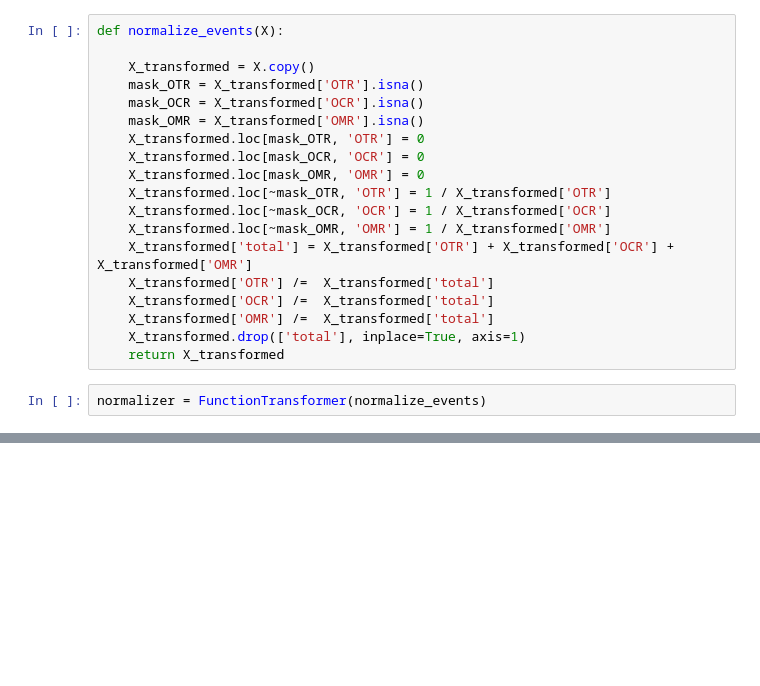
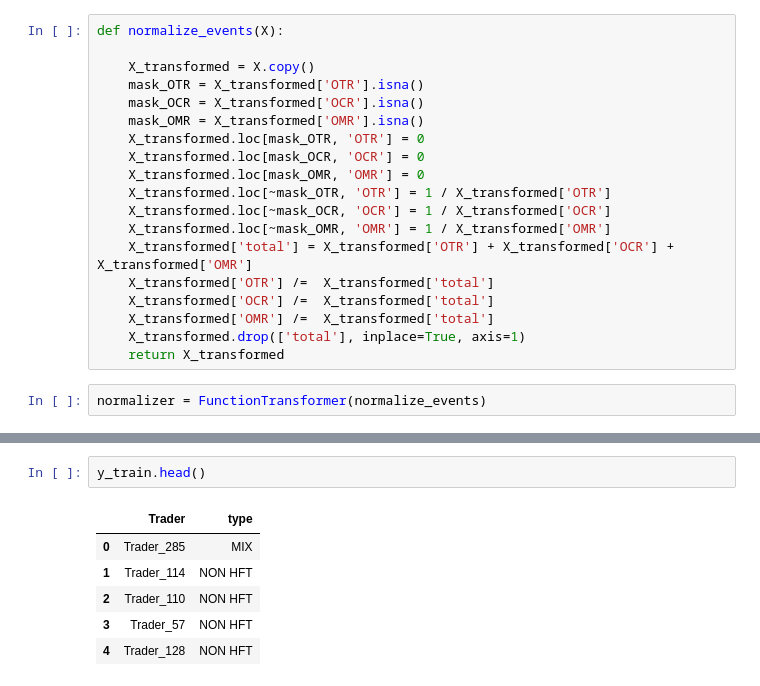
Before and after one commit to hehlinge42/AMF_High_Frequency_Traders_challenge, a Jupyter notebook: EDA.ipynb, the cells around one changed output, grey strips where cells are left out. Drawn from its saved outputs; the diff is of its cells as text; blank space fills up the shorter version.

```diff
--- a/EDA.ipynb
+++ b/EDA.ipynb
@@ -212,0 +224,9 @@ pipe.fit_transform(X_train, y_train)
+# %%
+y_train.head()
+# %% [output]
+|  | Trader | type |
+| 0 | Trader_285 | MIX |
+| 1 | Trader_114 | NON HFT |
+| 2 | Trader_110 | NON HFT |
+| 3 | Trader_57 | NON HFT |
+| 4 | Trader_128 | NON HFT |
```
Also changed, not shown: parts of 12 cells of this notebook, 5 other files.
